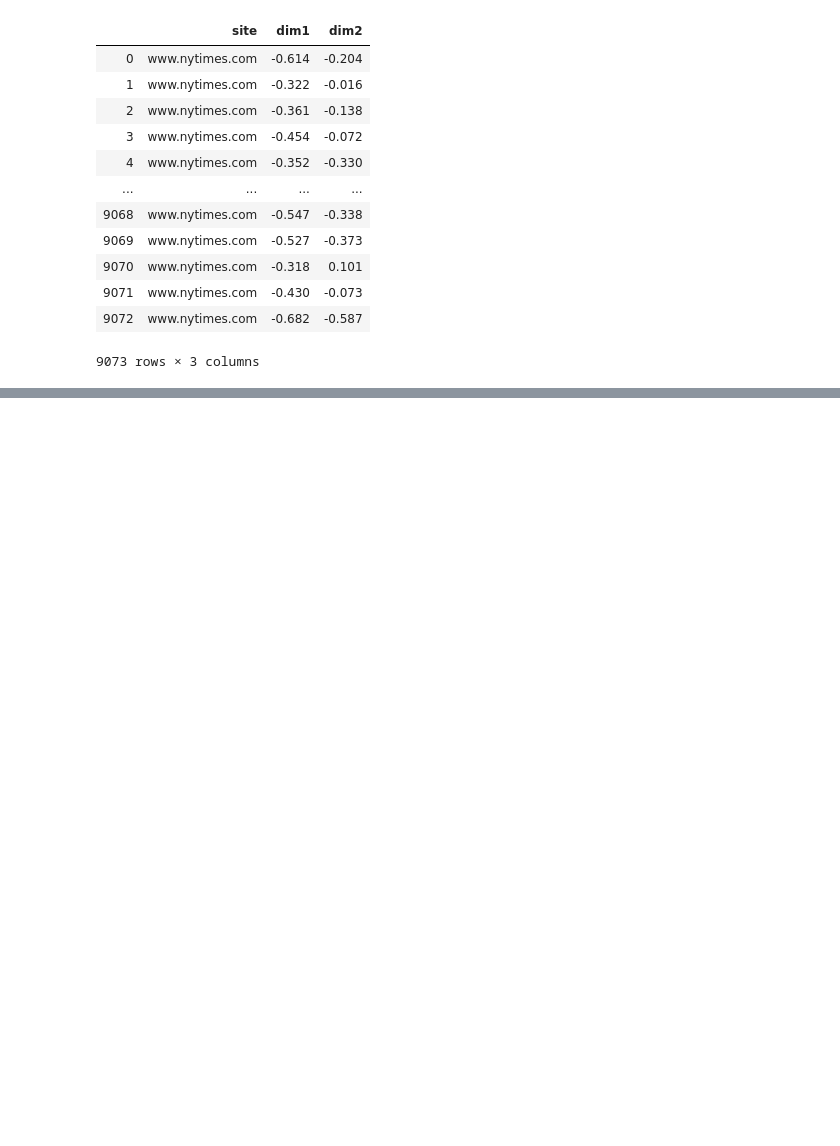
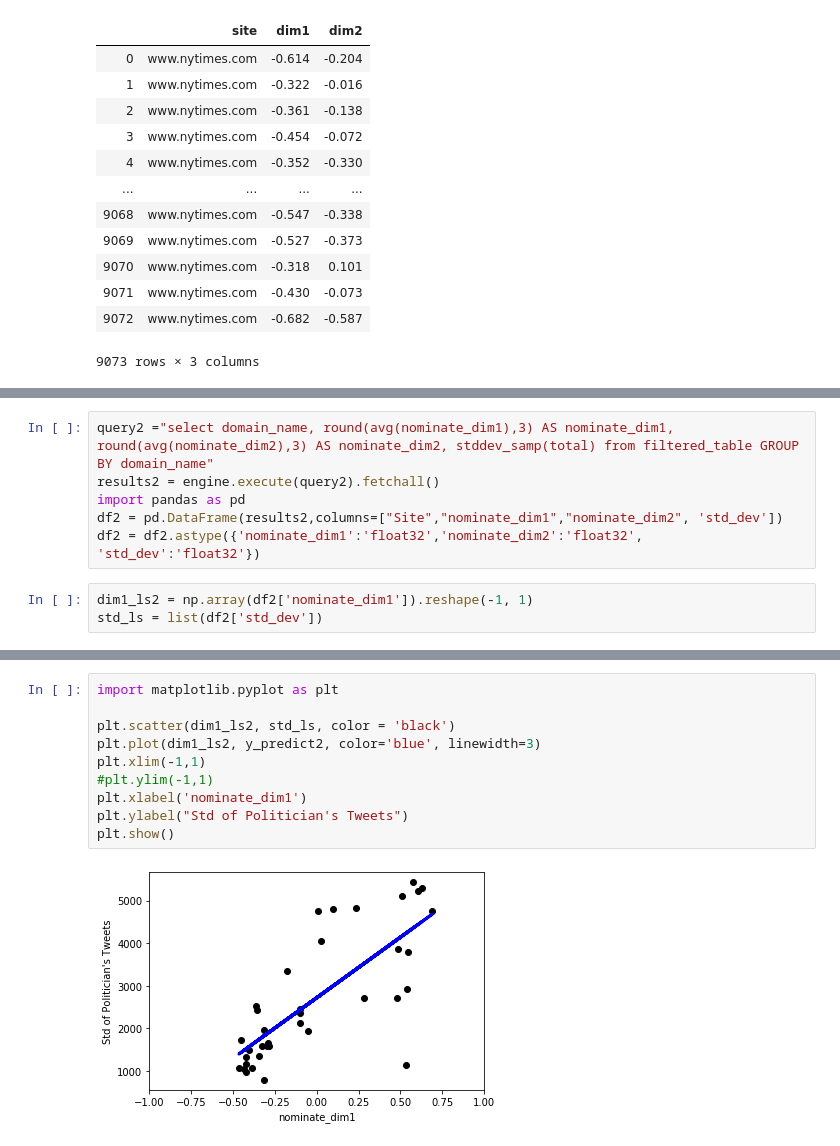
Before and after one commit to michaelpkuhn/mediabias, a Jupyter notebook: plotter.ipynb, the cells around one changed output, grey strips where cells are left out. Drawn from its saved outputs; the diff is of its cells as text; blank space fills up the shorter version.

```diff
--- a/plotter.ipynb
+++ b/plotter.ipynb
@@ -111,0 +175,9 @@ df3
+# %%
+query2 ="select domain_name, round(avg(nominate_dim1),3) AS nominate_dim1, round(avg(nominate_dim2),3) AS nominate_dim2, stddev_samp(total) from filtered_table GROUP BY domain_name"
+results2 = engine.execute(query2).fetchall()
+import pandas as pd
+df2 = pd.DataFrame(results2,columns=["Site","nominate_dim1","nominate_dim2", 'std_dev'])
+df2 = df2.astype({'nominate_dim1':'float32','nominate_dim2':'float32', 'std_dev':'float32'})
+# %%
+dim1_ls2 = np.array(df2['nominate_dim1']).reshape(-1, 1)
+std_ls = list(df2['std_dev'])
@@ -111,0 +194,12 @@ df3
+# %%
+import matplotlib.pyplot as plt
+
+plt.scatter(dim1_ls2, std_ls, color = 'black')
+plt.plot(dim1_ls2, y_predict2, color='blue', linewidth=3)
+plt.xlim(-1,1)
+#plt.ylim(-1,1)
+plt.xlabel('nominate_dim1')
+plt.ylabel("Std of Politician's Tweets")
+plt.show()
+# %% [output]
+[figure, added]
```
Also changed, not shown: parts of 34 cells of this notebook, 4 other files.
